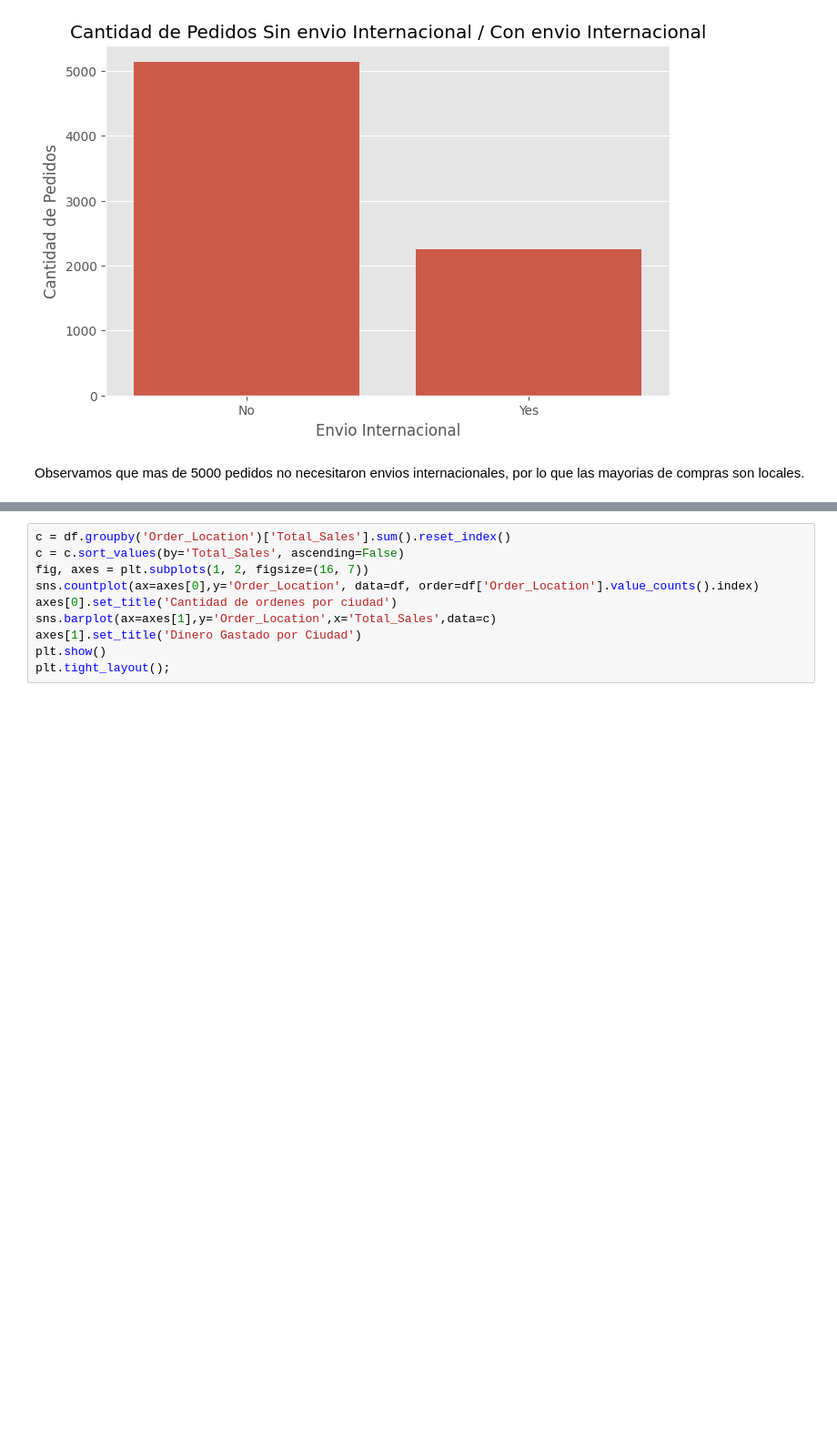
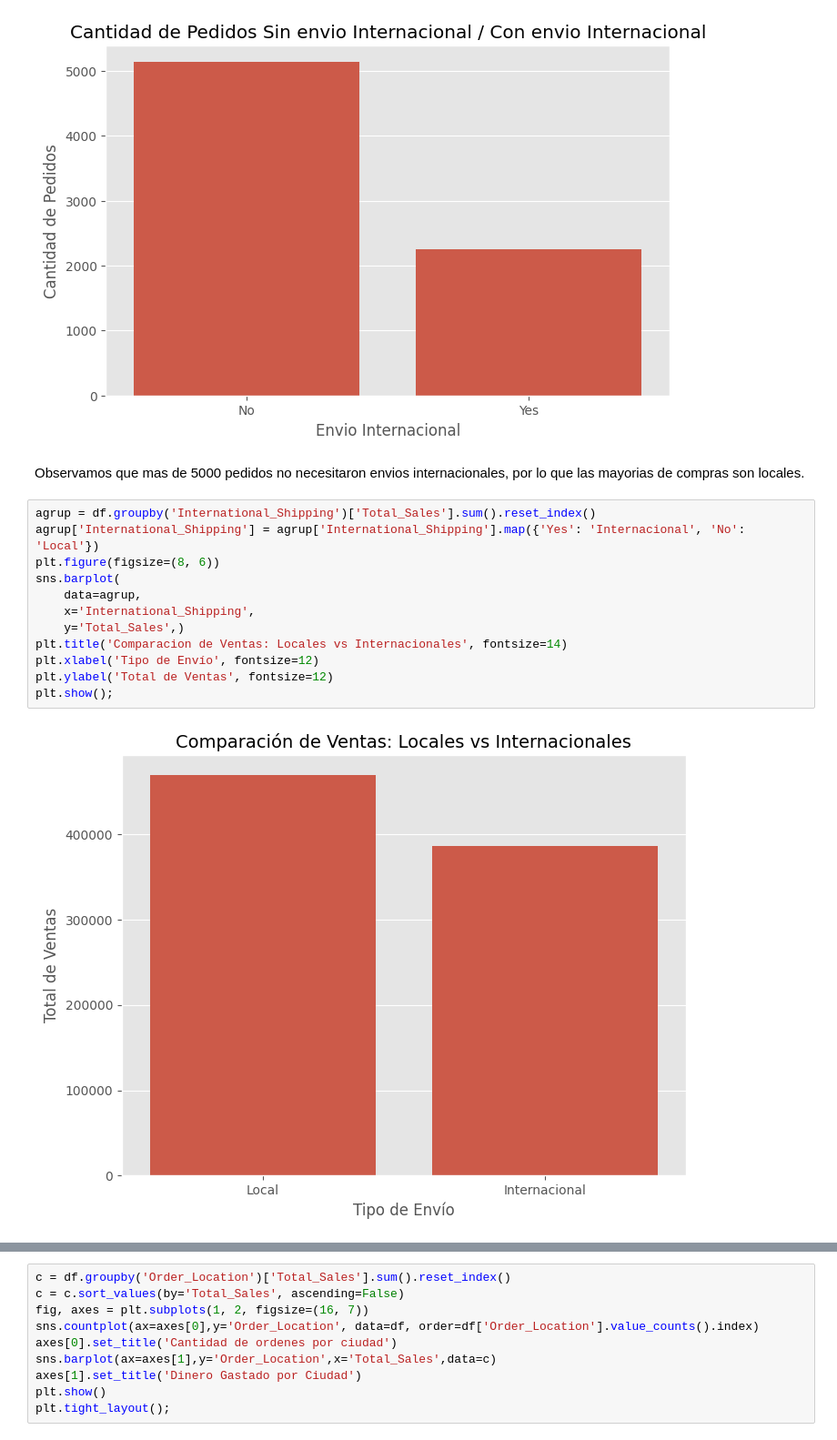
Before and after one commit to abdonrb/Global_Sales_EDA, a Jupyter notebook: notebooks/Data_visualitation.ipynb, the cells around one changed output, grey strips where cells are left out. Shown at 91% size. Drawn from its saved outputs; the diff is of its cells as text; blank space fills up the shorter version.

Commit message:
update visualitation

```diff
--- a/notebooks/Data_visualitation.ipynb
+++ b/notebooks/Data_visualitation.ipynb
@@ -74,3 +74,17 @@ plt.show()
 [figure]
 # %% [markdown]
 Observamos que mas de 5000 pedidos no necesitaron envios internacionales, por lo que las mayorias de compras son locales.
+# %%
+agrup = df.groupby('International_Shipping')['Total_Sales'].sum().reset_index()
+agrup['International_Shipping'] = agrup['International_Shipping'].map({'Yes': 'Internacional', 'No': 'Local'})
+plt.figure(figsize=(8, 6))
+sns.barplot(
+    data=agrup,
+    x='International_Shipping',
+    y='Total_Sales',)
+plt.title('Comparacion de Ventas: Locales vs Internacionales', fontsize=14)
+plt.xlabel('Tipo de Envío', fontsize=12)
+plt.ylabel('Total de Ventas', fontsize=12)
+plt.show();
+# %% [output]
+[figure, added]
```
Also changed, not shown: parts of 5 cells of this notebook.
